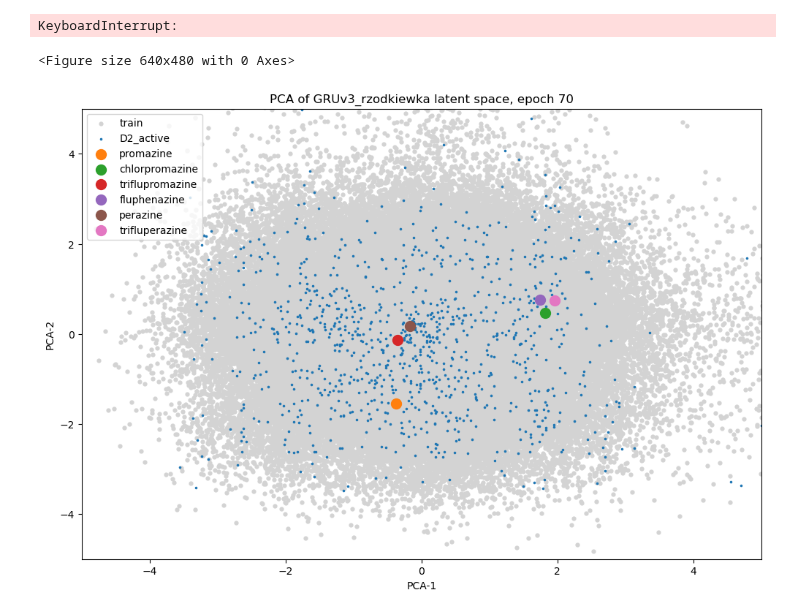
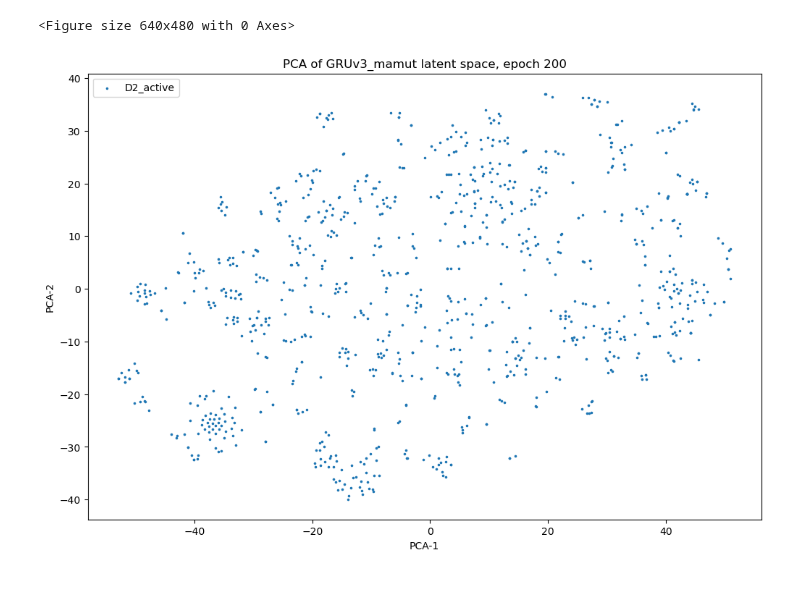
Before and after one commit to asiomchen/mldd23_project1, a Jupyter notebook: latent_space_playground.ipynb, the cells around one changed output. Saved outputs shown, nothing was run; the diff lists cells and outputs as text; code cells hidden in the pictures; blank space fills up the shorter version.

```diff
--- a/latent_space_playground.ipynb
+++ b/latent_space_playground.ipynb
@@ -1,13 +1,14 @@
 # %%
-from src.generator.generator import EncoderDecoderV3
+from src.gen.generator import EncoderDecoderV3
 import torch
 import matplotlib.pyplot as plt
 import pandas as pd
 from gru_pca import encode, transform, read_data
 from sklearn.decomposition import PCA
-from src.utils.finger import smiles2dense
+from src.utils.finger import smiles2sparse
+from sklearn.manifold import TSNE
 
-model_path = ('models/GRUv3_tyskie/epoch_100.pt')
+model_path = ('models/GRUv3_mamut/epoch_200.pt')
 model_name = model_path.split('/')[1]
 epoch = model_path.split('_')[-1].split('.')[0]
 device = torch.device('cuda' if torch.cuda.is_available() else 'cpu')
@@ -16,10 +17,13 @@ print(f'Using device: {device}')
 model = EncoderDecoderV3(fp_size=4860,
                          encoding_size=32,
                          hidden_size=512,
-                         num_layers=3,
+                         num_layers=2,
                          output_size=42,
                          dropout=0,
                          teacher_ratio = 0.0,
+                         fc1_size=2048,
+                         fc2_size=2048,
+                         fc3_size=1024,
                          random_seed=42).to(device)
 model.load_state_dict(torch.load(model_path, map_location=device))
 # %% [output]
@@ -66,8 +76,6 @@ Chem.Draw.MolsToGridImage(preds, molsPerRow=3, subImgSize=(300, 300), legends=mo
 # %%
 df = pd.read_parquet('data/train_data/combined_dataset.parquet').sample(100000)
 mus, _ = encode(df, model, device)
-# %% [output]
-KeyboardInterrupt:
 # %%
 pca = PCA(n_components=2, random_state=42)
 pca.fit(mus)
@@ -80,23 +88,24 @@ out = [(x, y, name) for (x, y), name in zip(out, molecule_names)]
+# %%
+tsne = TSNE(n_components=2, random_state=42)
+d2_encoded = encode(read_data('data/activity_data/d2_klek_100nM.parquet'), model, device)
+d2_results = tsne.fit_transform(d2_encoded[0])
+# %%
+d2_results = d2_results.T
 # %%
 marker_size = 10
 
 plt.clf()
 fig = plt.figure(figsize=(12, 8))
-plt.scatter(*all_results, marker='o', label='train', s=12, c='lightgrey')
-plt.scatter(*d2_results, marker=f'.', label='D2_active', s=marker_size)
-for i, (x, y, name) in enumerate(out):
-    plt.scatter(x, y, marker=f'o', s=100, label=name)
+plt.scatter(*d2_results, marker='.', label='D2_active', s=marker_size)
 plt.xlabel('PCA-1')
 plt.ylabel('PCA-2')
-plt.xlim([-5, 5])
-plt.ylim([-5, 5])
 plt.legend(loc='upper left')
 plt.title(f'''PCA of {model_name} latent space, epoch {epoch}''')
 plt.savefig(f'PCAs/{model_name}_epoch_{epoch}.png')
 plt.show()
 # %% [output]
 <Figure size 640x480 with 0 Axes>
-[figure, old version]
+[figure, new version]
 # %%
 from src.generator.dataset import GRUDataset
 from src.utils.vectorizer import SELFIESVectorizer
```
Also changed, not shown: parts of 5 cells of this notebook.
